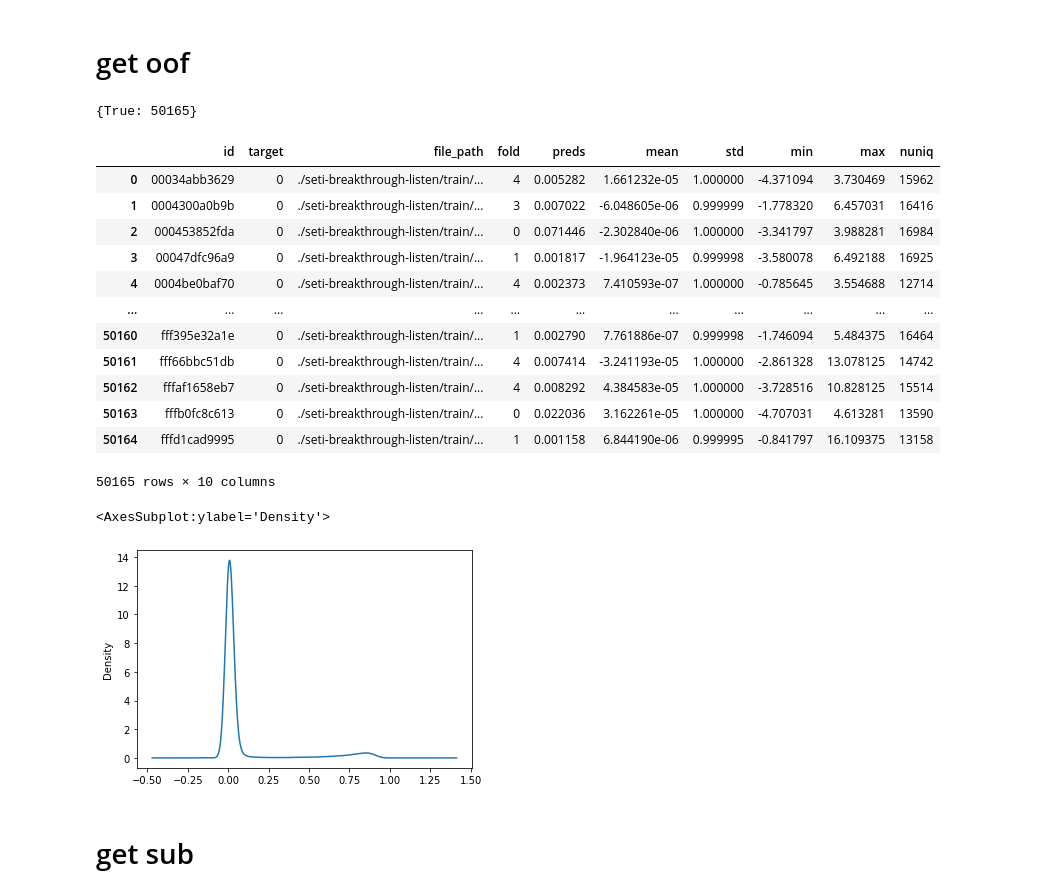
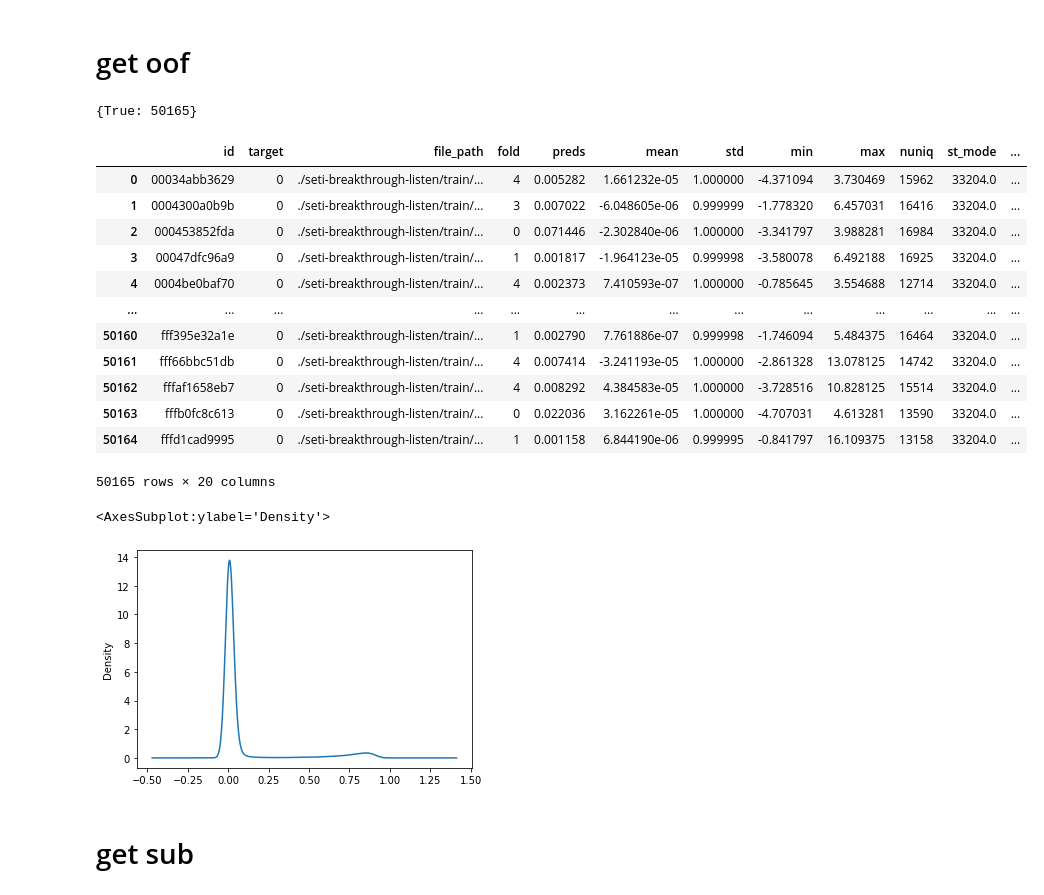
Before and after one commit to skywalker0803r/SETI-Breakthrough-Listen---E.T.-Signal-Search, a Jupyter notebook: dataleakag_knowledge_distillation.ipynb, the cells around one changed output. Saved outputs shown, nothing was run; the diff lists cells and outputs as text; code cells hidden in the pictures.

```diff
--- a/dataleakag_knowledge_distillation.ipynb
+++ b/dataleakag_knowledge_distillation.ipynb
@@ -99,43 +99,49 @@ display(test.head())
 # %%
 import joblib
 
 # oof train
 oof_train_dict = joblib.load('oof_train_dict.pkl')
 oof0 = oof_train_dict[0]
 oof1 = oof_train_dict[1]
 oof2 = oof_train_dict[2]
 oof3 = oof_train_dict[3]
 oof4 = oof_train_dict[4]
 
 # check id equal
 oof = pd.concat([oof0,oof1,oof2,oof3,oof4],axis=0)
 a = train.set_index('id')
 b = oof.set_index('id')
 oof = b.loc[a.index].reset_index()
 a = oof.id.values[:len(oof)] == df.id.values[:len(oof)]
 unique, counts = np.unique(a, return_counts=True)
 print(dict(zip(unique, counts)))
 
 # add leakage data
-oof_leakage = df.iloc[:len(oof),-5:]
+oof_leakage = df.iloc[:len(oof),-5:] # leak_train stats
 oof = oof.join(oof_leakage)
+
+# add timestamp leakage data
+oof_leakage_time = pd.read_csv('leak_train.csv').drop('id',axis=1) # leak_train timestamp
+oof = oof.join(oof_leakage_time)
+
+# display
 display(oof)
 oof['preds'].plot(kind='kde')
 # %% [output]
 {True: 50165}
-|  | id | target | file_path | fold | preds | mean | std | min | max | nuniq |
-| 0 | 00034abb3629 | 0 | ./seti-breakthrough-listen/train/... | 4 | 0.005282 | 1.661232e-05 | 1.000000 | -4.371094 | 3.730469 | 15962 |
-| 1 | 0004300a0b9b | 0 | ./seti-breakthrough-listen/train/... | 3 | 0.007022 | -6.048605e-06 | 0.999999 | -1.778320 | 6.457031 | 16416 |
-| 2 | 000453852fda | 0 | ./seti-breakthrough-listen/train/... | 0 | 0.071446 | -2.302840e-06 | 1.000000 | -3.341797 | 3.988281 | 16984 |
-| 3 | 00047dfc96a9 | 0 | ./seti-breakthrough-listen/train/... | 1 | 0.001817 | -1.964123e-05 | 0.999998 | -3.580078 | 6.492188 | 16925 |
-| 4 | 0004be0baf70 | 0 | ./seti-breakthrough-listen/train/... | 4 | 0.002373 | 7.410593e-07 | 1.000000 | -0.785645 | 3.554688 | 12714 |
-| ... | ... | ... | ... | ... | ... | ... | ... | ... | ... | ... |
-| 50160 | fff395e32a1e | 0 | ./seti-breakthrough-listen/train/... | 1 | 0.002790 | 7.761886e-07 | 0.999998 | -1.746094 | 5.484375 | 16464 |
-| 50161 | fff66bbc51db | 0 | ./seti-breakthrough-listen/train/... | 4 | 0.007414 | -3.241193e-05 | 1.000000 | -2.861328 | 13.078125 | 14742 |
-| 50162 | fffaf1658eb7 | 0 | ./seti-breakthrough-listen/train/... | 4 | 0.008292 | 4.384583e-05 | 1.000000 | -3.728516 | 10.828125 | 15514 |
-| 50163 | fffb0fc8c613 | 0 | ./seti-breakthrough-listen/train/... | 0 | 0.022036 | 3.162261e-05 | 1.000000 | -4.707031 | 4.613281 | 13590 |
-| 50164 | fffd1cad9995 | 0 | ./seti-breakthrough-listen/train/... | 1 | 0.001158 | 6.844190e-06 | 0.999995 | -0.841797 | 16.109375 | 13158 |
+|  | id | target | file_path | fold | preds | mean | std | min | max | nuniq | st_mode | ... |
+| 0 | 00034abb3629 | 0 | ./seti-breakthrough-listen/train/... | 4 | 0.005282 | 1.661232e-05 | 1.000000 | -4.371094 | 3.730469 | 15962 | 33204.0 | ... |
+| 1 | 0004300a0b9b | 0 | ./seti-breakthrough-listen/train/... | 3 | 0.007022 | -6.048605e-06 | 0.999999 | -1.778320 | 6.457031 | 16416 | 33204.0 | ... |
+| 2 | 000453852fda | 0 | ./seti-breakthrough-listen/train/... | 0 | 0.071446 | -2.302840e-06 | 1.000000 | -3.341797 | 3.988281 | 16984 | 33204.0 | ... |
+| 3 | 00047dfc96a9 | 0 | ./seti-breakthrough-listen/train/... | 1 | 0.001817 | -1.964123e-05 | 0.999998 | -3.580078 | 6.492188 | 16925 | 33204.0 | ... |
+| 4 | 0004be0baf70 | 0 | ./seti-breakthrough-listen/train/... | 4 | 0.002373 | 7.410593e-07 | 1.000000 | -0.785645 | 3.554688 | 12714 | 33204.0 | ... |
+| ... | ... | ... | ... | ... | ... | ... | ... | ... | ... | ... | ... | ... |
+| 50160 | fff395e32a1e | 0 | ./seti-breakthrough-listen/train/... | 1 | 0.002790 | 7.761886e-07 | 0.999998 | -1.746094 | 5.484375 | 16464 | 33204.0 | ... |
+| 50161 | fff66bbc51db | 0 | ./seti-breakthrough-listen/train/... | 4 | 0.007414 | -3.241193e-05 | 1.000000 | -2.861328 | 13.078125 | 14742 | 33204.0 | ... |
+| 50162 | fffaf1658eb7 | 0 | ./seti-breakthrough-listen/train/... | 4 | 0.008292 | 4.384583e-05 | 1.000000 | -3.728516 | 10.828125 | 15514 | 33204.0 | ... |
+| 50163 | fffb0fc8c613 | 0 | ./seti-breakthrough-listen/train/... | 0 | 0.022036 | 3.162261e-05 | 1.000000 | -4.707031 | 4.613281 | 13590 | 33204.0 | ... |
+| 50164 | fffd1cad9995 | 0 | ./seti-breakthrough-listen/train/... | 1 | 0.001158 | 6.844190e-06 | 0.999995 | -0.841797 | 16.109375 | 13158 | 33204.0 | ... |
-50165 rows × 10 columns
+50165 rows × 20 columns
 <AxesSubplot:ylabel='Density'>
 [figure]
 # %% [markdown]
```
Also changed, not shown: parts of 7 cells of this notebook.
